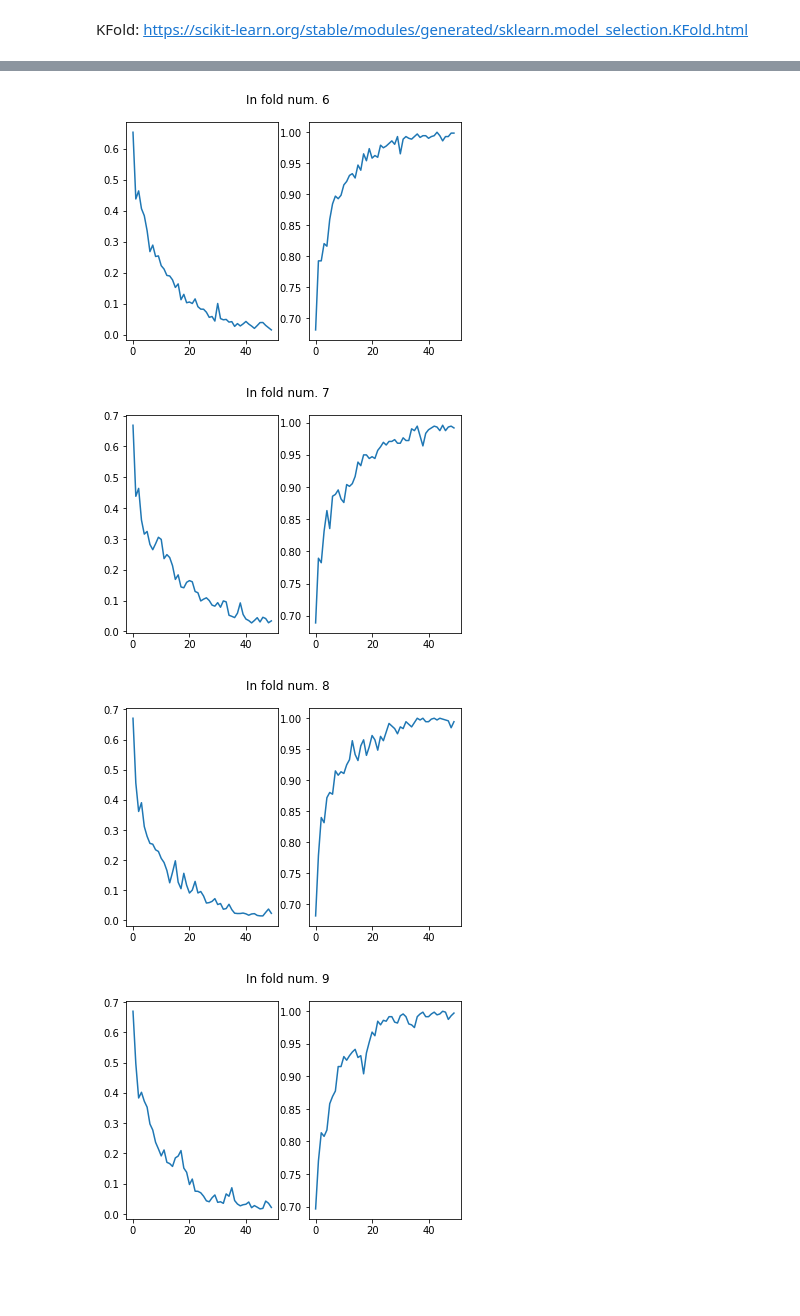
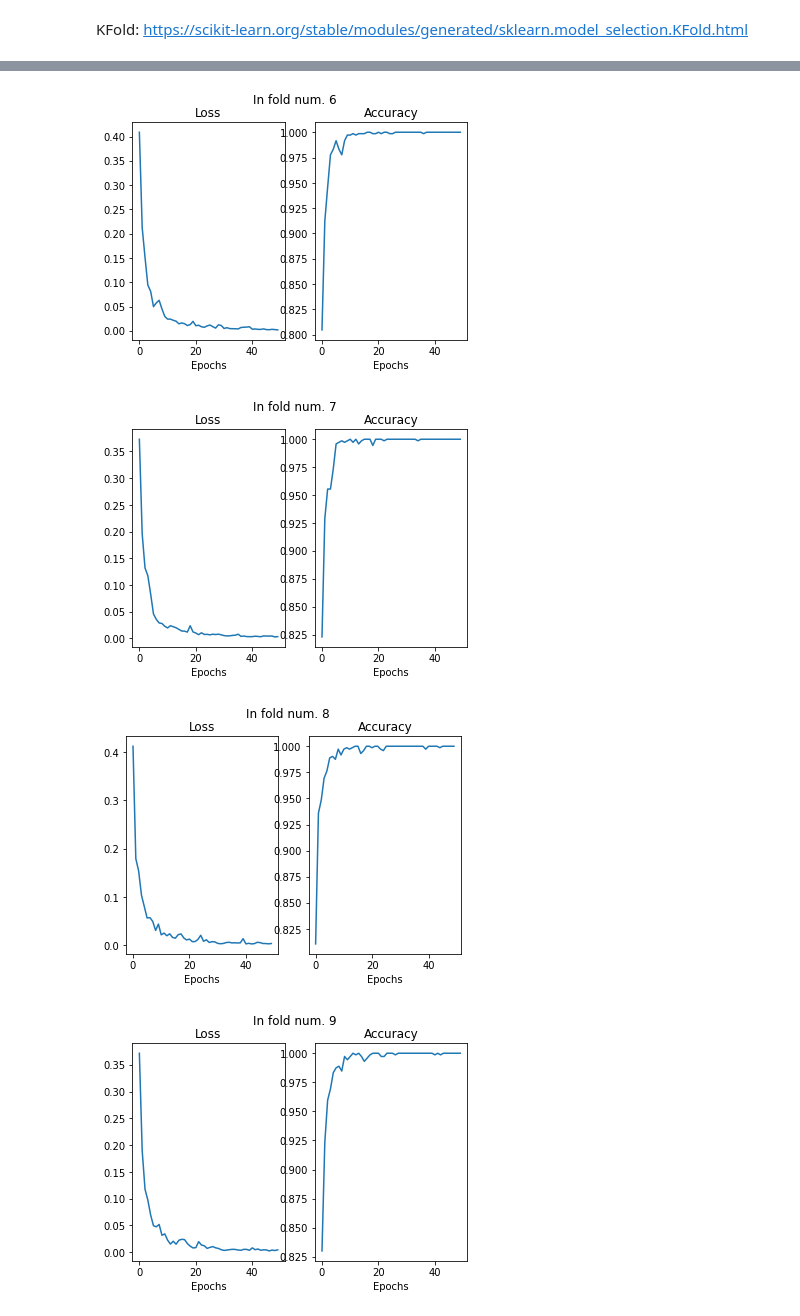
Before and after one commit to federicocampo/CMEPDA-Project, a Jupyter notebook: CNN.ipynb, the cells around one changed output, grey strips where cells are left out. Cells and saved outputs as stored; diff of their text form; code cells hidden in the pictures; blank space fills up the shorter version.

```diff
--- a/CNN.ipynb
+++ b/CNN.ipynb
@@ -527,7 +493,7 @@ Wavelet familes:
 5. db5_4levels_nodenoise
 # %%
 # Choose a wavelet family
-wavelet_type = 'db5_4levels_yesdenoise'
+wavelet_type = 'sym2_3levels_nodenoise'
 # %% [markdown]
 ##Reading the images applying read_img function
 # %%
@@ -558,4 +524,9 @@ y_test = np.concatenate((y0_test, y1_test))
 
 # Prints the total number of images found.
 print(f'There are {len(x_train)} train images and {len(x_test)} test images')
+
+
+# Concatenates train and test images in a single array and do the same on train and test labels arrays.
+X_tot = np.concatenate((x_train, x_test), axis=0)
+Y_tot = np.concatenate((y_train, y_test), axis=0)
 # %% [output]
@@ -691,8 +656,12 @@ for train, test in kfold.split(X_tot, Y_tot):
   plt.figure(fold_num)
   plt.suptitle(f'In fold num. {fold_num}')
   plt.subplot(1, 2, 1)
+  plt.title('Loss')
+  plt.xlabel('Epochs')
   plt.plot(history.history['loss'])
   plt.subplot(1, 2, 2)
+  plt.title('Accuracy')
+  plt.xlabel('Epochs')
   plt.plot(history.history['accuracy'])
 
   # Putting scores on to the corrisponding list to calculate the mean value ot them at the end
@@ -718,4 +687,4 @@ In folder 10: loss of 0.10140154510736465 - accuracy of 0.949367105960846
-[figure, old version]
+[figure, new version]
-[figure, old version]
+[figure, new version]
-[figure, old version]
+[figure, new version]
-[figure, old version]
+[figure, new version]
```
Also changed, not shown: parts of 16 cells of this notebook.
